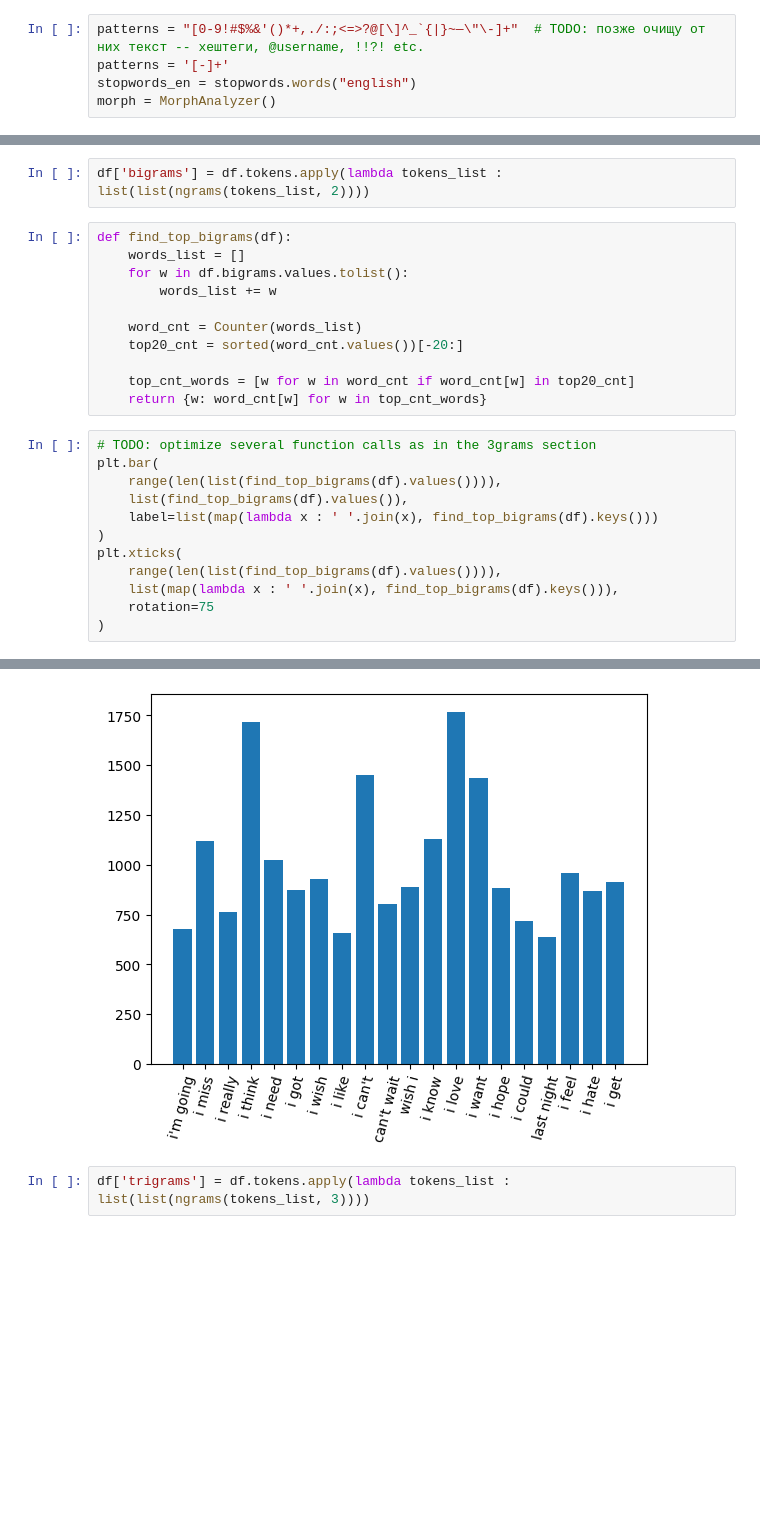
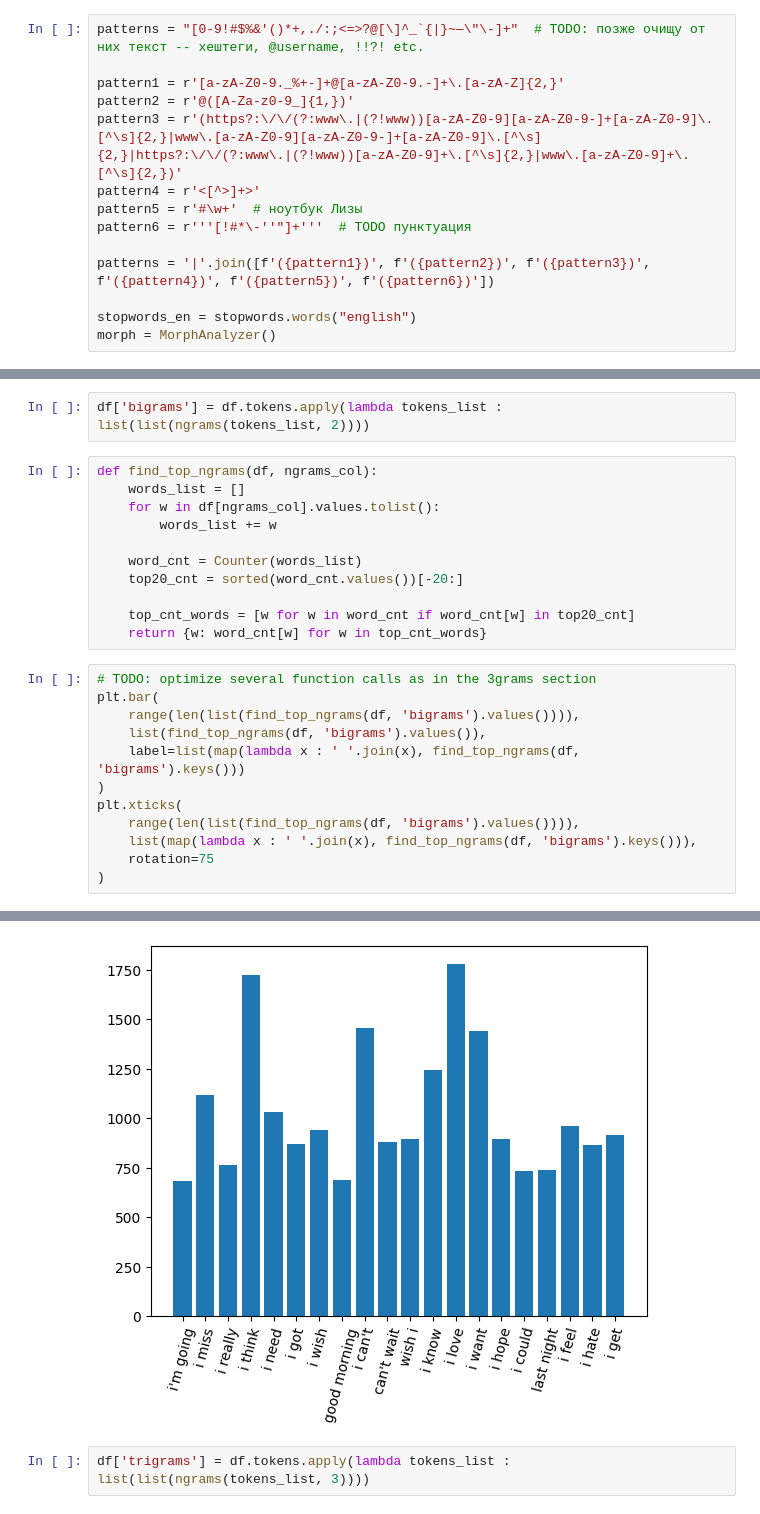
Before and after one commit to sergeiperel/nlp-sentiment-analysis, a Jupyter notebook: eda_vlad.ipynb, the cells around one changed output, grey strips where cells are left out. Drawn from its saved outputs; the diff is of its cells as text; blank space fills up the shorter version.

```diff
--- a/eda_vlad.ipynb
+++ b/eda_vlad.ipynb
@@ -87,7 +102,16 @@ plt.pie([(1 - df.target).sum(), df.target.sum()], labels=['Негативный
 **Предобработка текста**
 # %%
 patterns = "[0-9!#$%&'()*+,./:;<=>?@[\]^_`{|}~—\"\-]+"  # TODO: позже очищу от них текст -- хештеги, @username, !!?! etc.
-patterns = '[-]+'
+
+pattern1 = r'[a-zA-Z0-9._%+-]+@[a-zA-Z0-9.-]+\.[a-zA-Z]{2,}'
+pattern2 = r'@([A-Za-z0-9_]{1,})'
+pattern3 = r'(https?:\/\/(?:www\.|(?!www))[a-zA-Z0-9][a-zA-Z0-9-]+[a-zA-Z0-9]\.[^\s]{2,}|www\.[a-zA-Z0-9][a-zA-Z0-9-]+[a-zA-Z0-9]\.[^\s]{2,}|https?:\/\/(?:www\.|(?!www))[a-zA-Z0-9]+\.[^\s]{2,}|www\.[a-zA-Z0-9]+\.[^\s]{2,})'
+pattern4 = r'<[^>]+>'
+pattern5 = r'#\w+'  # ноутбук Лизы
+pattern6 = r'''[!#*\-''"]+'''  # TODO пунктуация
+
+patterns = '|'.join([f'({pattern1})', f'({pattern2})', f'({pattern3})', f'({pattern4})', f'({pattern5})', f'({pattern6})'])
+
 stopwords_en = stopwords.words("english")
 morph = MorphAnalyzer()
 # %% [markdown]
@@ -178,9 +202,9 @@ Wall time: 2.91 s
 # %%
 df['bigrams'] = df.tokens.apply(lambda tokens_list : list(list(ngrams(tokens_list, 2))))
 # %%
-def find_top_bigrams(df):
+def find_top_ngrams(df, ngrams_col):
     words_list = []
-    for w in df.bigrams.values.tolist():
+    for w in df[ngrams_col].values.tolist():
         words_list += w
 
     word_cnt = Counter(words_list)
@@ -191,33 +215,33 @@ def find_top_bigrams(df):
 # %%
 # TODO: optimize several function calls as in the 3grams section
 plt.bar(
-    range(len(list(find_top_bigrams(df).values()))),
-    list(find_top_bigrams(df).values()),
-    label=list(map(lambda x : ' '.join(x), find_top_bigrams(df).keys()))
+    range(len(list(find_top_ngrams(df, 'bigrams').values()))),
+    list(find_top_ngrams(df, 'bigrams').values()),
+    label=list(map(lambda x : ' '.join(x), find_top_ngrams(df, 'bigrams').keys()))
 )
 plt.xticks(
-    range(len(list(find_top_bigrams(df).values()))),
-    list(map(lambda x : ' '.join(x), find_top_bigrams(df).keys())),
+    range(len(list(find_top_ngrams(df, 'bigrams').values()))),
+    list(map(lambda x : ' '.join(x), find_top_ngrams(df, 'bigrams').keys())),
     rotation=75
 )
 # %% [output]
 ([<matplotlib.axis.XTick at 0x...>,
   <matplotlib.axis.XTick at 0x...>,
   <matplotlib.axis.XTick at 0x...>,
   <matplotlib.axis.XTick at 0x...>,
   <matplotlib.axis.XTick at 0x...>,
   <matplotlib.axis.XTick at 0x...>,
   <matplotlib.axis.XTick at 0x...>,
   <matplotlib.axis.XTick at 0x...>,
   <matplotlib.axis.XTick at 0x...>,
   <matplotlib.axis.XTick at 0x...>,
   <matplotlib.axis.XTick at 0x...>,
   <matplotlib.axis.XTick at 0x...>,
 ... (24 lines left out)
   Text(16, 0, 'last night'),
   Text(17, 0, 'i feel'),
   Text(18, 0, 'i hate'),
   Text(19, 0, 'i get')])
-[figure, old version]
+[figure, new version]
 # %%
 df['trigrams'] = df.tokens.apply(lambda tokens_list : list(list(ngrams(tokens_list, 3))))
```
Also changed, not shown: parts of 21 cells of this notebook.
